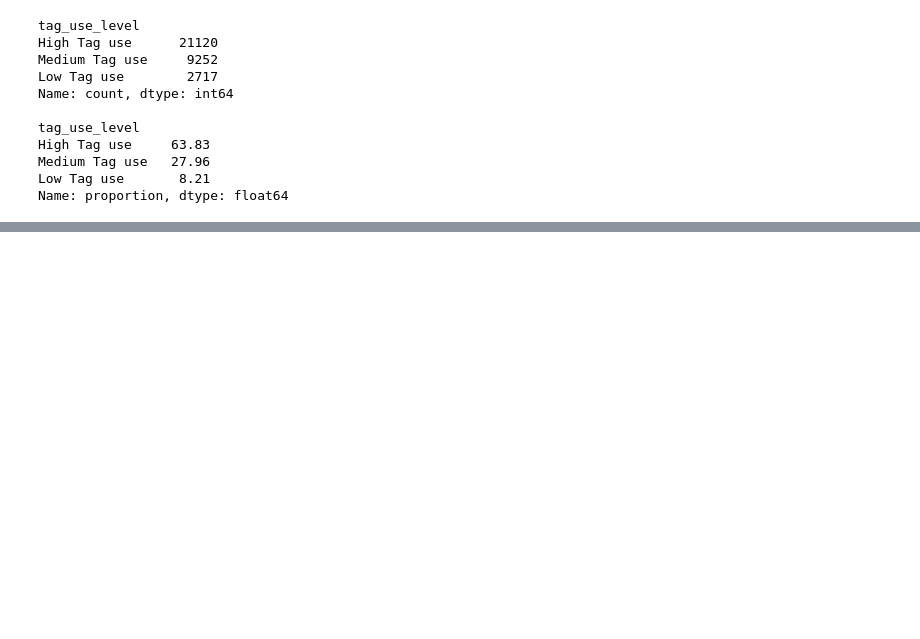
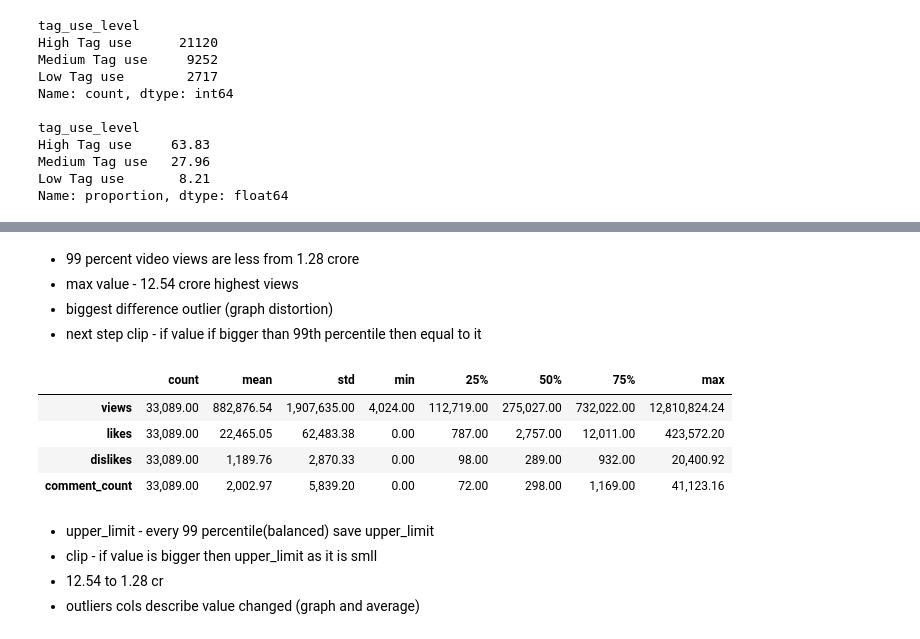
Before and after one commit to Deepanshu-8126/EDA, a Jupyter notebook: YOUTUBE_TREND_ANALYSIS/youtube_trend_analysis.ipynb, the cells around one changed output, grey strips where cells are left out. Drawn from its saved outputs; the diff is of its cells as text; code cells hidden in the pictures; blank space fills up the shorter version.

Commit message:
outliers detect

```diff
--- a/YOUTUBE_TREND_ANALYSIS/youtube_trend_analysis.ipynb
+++ b/YOUTUBE_TREND_ANALYSIS/youtube_trend_analysis.ipynb
@@ -426,0 +444,8 @@ Name: proportion, dtype: float64
+# %%
+# in all columns (loop)
+outlier_cols = ["views", "likes", "dislikes", "comment_count"]
+for col in outlier_cols:
+  print(col)
+  print(np.percentile(df[col],99))
+  print("Max value",df[col].max())
+  print()
@@ -426,0 +468,22 @@ Name: proportion, dtype: float64
+# %% [markdown]
+- 99 percent video views are less from 1.28 crore
+- max value - 12.54 crore  highest views
+- biggest difference outlier (graph distortion)
+- next step clip - if value if bigger than 99th percentile then equal to it
+# %%
+for col in outlier_cols:
+    upper_limit = np.percentile(df[col], 99)
+    df[col] = df[col].clip(upper=upper_limit)
+
+df[outlier_cols].describe().T
+# %% [output]
+|  | count | mean | std | min | 25% | 50% | 75% | max |
+| views | 33,089.00 | 882,876.54 | 1,907,635.00 | 4,024.00 | 112,719.00 | 275,027.00 | 732,022.00 | 12,810,824.24 |
+| likes | 33,089.00 | 22,465.05 | 62,483.38 | 0.00 | 787.00 | 2,757.00 | 12,011.00 | 423,572.20 |
+| dislikes | 33,089.00 | 1,189.76 | 2,870.33 | 0.00 | 98.00 | 289.00 | 932.00 | 20,400.92 |
+| comment_count | 33,089.00 | 2,002.97 | 5,839.20 | 0.00 | 72.00 | 298.00 | 1,169.00 | 41,123.16 |
+# %% [markdown]
+- upper_limit - every 99 percentile(balanced) save upper_limit
+- clip - if value is bigger then upper_limit as it is smll
+- 12.54 to 1.28 cr
+- outliers cols describe value changed (graph and average)
```
Also changed, not shown: parts of 2 cells of this notebook.
